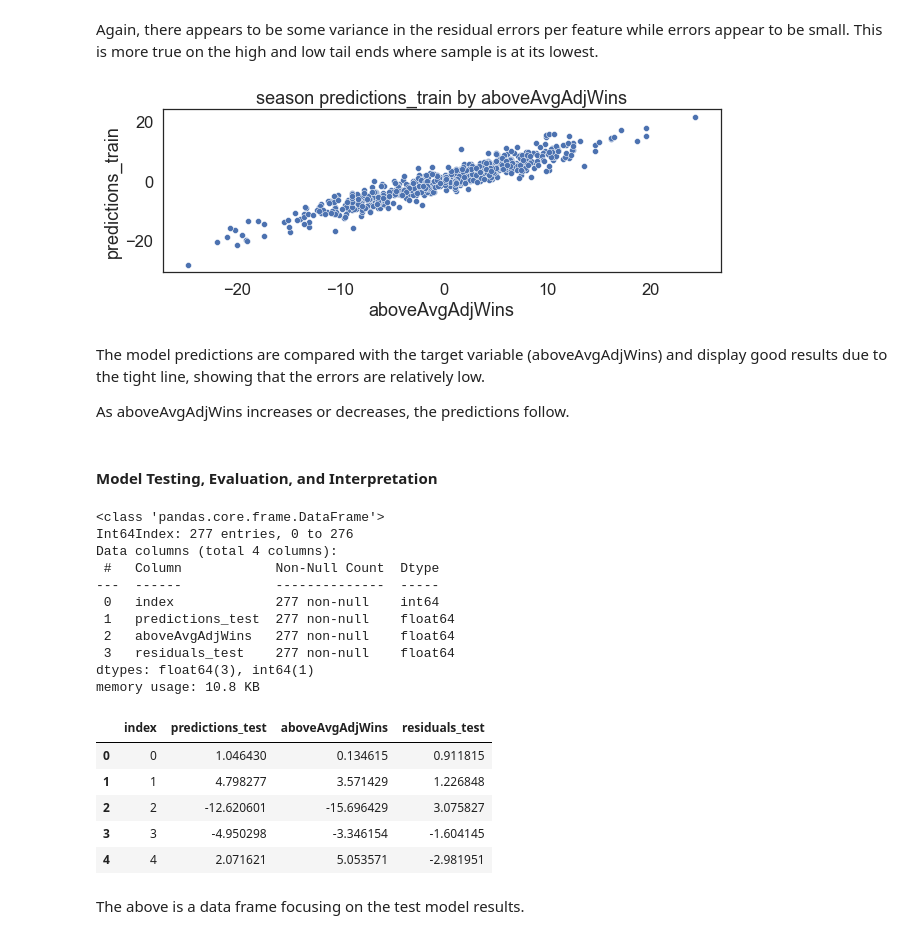
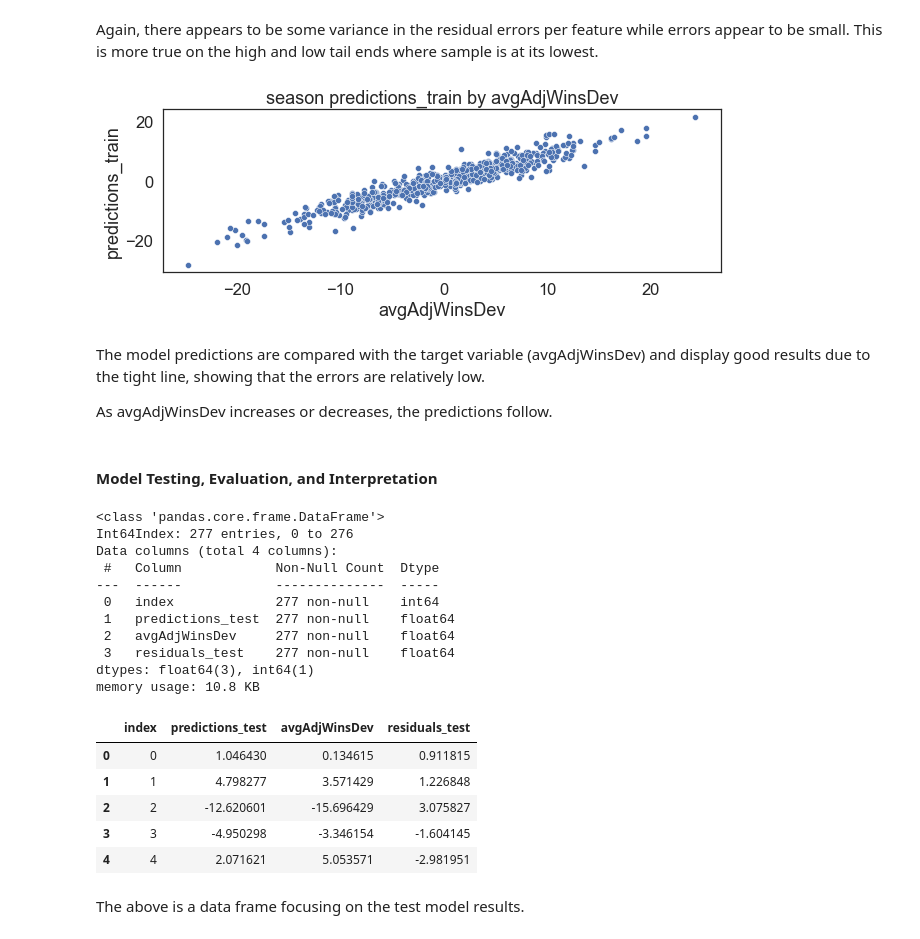
Before and after one commit to joseppbenvenuto/NHL_ML_Analysis, a Jupyter notebook: Regression_Analysis/NHL_1983_2021_Multiple_Linear_Regression.ipynb, the cells around one changed output. Cells and saved outputs as stored; diff of their text form; code cells hidden in the pictures.

Commit message:
Modified Target Variable Name

```diff
--- a/Regression_Analysis/NHL_1983_2021_Multiple_Linear_Regression.ipynb
+++ b/Regression_Analysis/NHL_1983_2021_Multiple_Linear_Regression.ipynb
@@ -174,7 +174,7 @@ col_length = len(vif_df.columns)
 
 vif = calculate_vif(
     X = vif_df,
-    target = 'aboveAvgAdjWins',
+    target = 'avgAdjWinsDev',
     threshold = 5,
     feature_elim = col_length
 )
@@ -237,7 +237,7 @@ print('\n','<------------------------------------ Train Data -------------------
 # Remove list of features from train data to accomodate VIF score threshold
 train_set_df = train_set_df.drop(vif[0] + ['power_play_percentage'], axis = 1, errors = 'ignore')
 X_train_df = train_set_df[train_set_df.columns[0:-1]]
-y_train_df = train_set_df[['aboveAvgAdjWins']]
+y_train_df = train_set_df[['avgAdjWinsDev']]
 
 print(X_train_df.info())
 display(X_train_df.head())
@@ -249,7 +249,7 @@ print('\n','<------------------------------------ Test Data --------------------
 # Remove list of features from test data to accomodate VIF score threshold
 test_set_df = test_set_df.drop(vif[0] + ['power_play_percentage'], axis = 1, errors = 'ignore')
 X_test_df = test_set_df[test_set_df.columns[0:-1]]
-y_test_df = test_set_df[['aboveAvgAdjWins']]
+y_test_df = test_set_df[['avgAdjWinsDev']]
 
 print(X_test_df.info())
 display(X_test_df.head())
@@ -418,11 +418,11 @@ y_pred_train = regressor.predict(X_train)
 y_pred_train_df = pd.DataFrame(y_pred_train, columns = ['predictions_train']).reset_index()
 
 # Create a single data frame with all prediction and actual y data for train data
-y_train_df = pd.DataFrame(y_train, columns = ['aboveAvgAdjWins']).reset_index()
+y_train_df = pd.DataFrame(y_train, columns = ['avgAdjWinsDev']).reset_index()
 pred_train_df = pd.merge(y_pred_train_df, y_train_df, on = 'index')
 y_pred_train_df = y_pred_train_df.drop(['index'], axis = 1, errors = 'ignore')
 y_train_df = y_train_df.drop(['index'], axis = 1, errors = 'ignore')
-pred_train_df['residuals_train'] = pred_train_df['predictions_train'] - pred_train_df['aboveAvgAdjWins']
+pred_train_df['residuals_train'] = pred_train_df['predictions_train'] - pred_train_df['avgAdjWinsDev']
 
 print('\n')
 pred_train_df.info()
@@ -628,21 +628,21 @@ for X in X_train_col:
 # %% [markdown]
 Again, there appears to be some variance in the residual errors per feature while errors appear to be small. This is more true on the high and low tail ends where sample is at its lowest.
 # %%
-# Predicted aboveAvgAdjWins results by actual aboveAvgAdjWins for train data
+# Predicted avgAdjWinsDev results by actual avgAdjWinsDev for train data
 target_univariate_scatter(
     df = pred_train_df,
-    x = 'aboveAvgAdjWins',
+    x = 'avgAdjWinsDev',
     y = 'predictions_train',
     length = 3,
     width = 10,
     font = 1.5
 )
 # %% [output]
-[figure, old version]
+[figure, new version]
 # %% [markdown]
-The model predictions are compared with the target variable (aboveAvgAdjWins) and display good results due to the tight line, showing that the errors are relatively low.
+The model predictions are compared with the target variable (avgAdjWinsDev) and display good results due to the tight line, showing that the errors are relatively low.
 
-As aboveAvgAdjWins increases or decreases, the predictions follow.
+As avgAdjWinsDev increases or decreases, the predictions follow.
 # %% [markdown]
 #### Model Testing, Evaluation, and Interpretation
 # %%
@@ -652,11 +652,11 @@ y_pred_test = regressor.predict(X_test)
 y_pred_test_df = pd.DataFrame(y_pred_test, columns = ['predictions_test']).reset_index()
 
 # Create a single data frame with all prediction and actual y data for test data
-y_test_df = pd.DataFrame(y_test, columns = ['aboveAvgAdjWins']).reset_index()
+y_test_df = pd.DataFrame(y_test, columns = ['avgAdjWinsDev']).reset_index()
 pred_test_df = pd.merge(y_pred_test_df, y_test_df, on = 'index')
 y_pred_test_df = y_pred_test_df.drop(['index'], axis = 1, errors = 'ignore')
 y_test_df = y_test_df.drop(['index'], axis = 1, errors = 'ignore')
-pred_test_df['residuals_test'] = pred_test_df['predictions_test'] - pred_test_df['aboveAvgAdjWins']
+pred_test_df['residuals_test'] = pred_test_df['predictions_test'] - pred_test_df['avgAdjWinsDev']
 
 print('\n')
 pred_test_df.info()
@@ -669,11 +669,11 @@ Data columns (total 4 columns):
 ---  ------            --------------  -----
  0   index             277 non-null    int64
  1   predictions_test  277 non-null    float64
- 2   aboveAvgAdjWins   277 non-null    float64
+ 2   avgAdjWinsDev     277 non-null    float64
  3   residuals_test    277 non-null    float64
 dtypes: float64(3), int64(1)
 memory usage: 10.8 KB
-|  | index | predictions_test | aboveAvgAdjWins | residuals_test |
+|  | index | predictions_test | avgAdjWinsDev | residuals_test |
 | 0 | 0 | 1.046430 | 0.134615 | 0.911815 |
 | 1 | 1 | 4.798277 | 3.571429 | 1.226848 |
 | 2 | 2 | -12.620601 | -15.696429 | 3.075827 |
```
Also changed, not shown: parts of 17 cells of this notebook, 4 other files.
